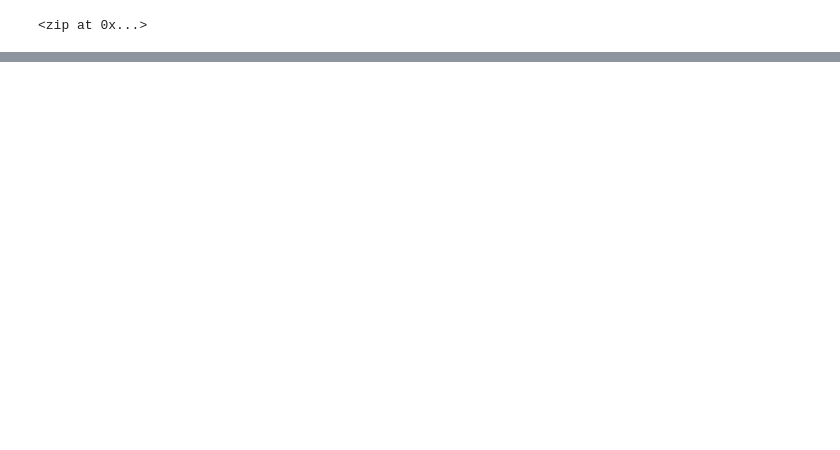
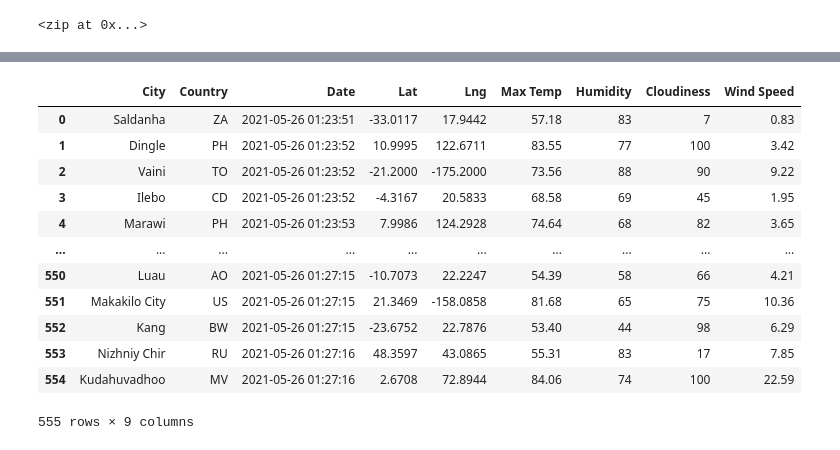
Before and after one commit to Auelocks/World_Weather_Analysis, a Jupyter notebook: WeatherPy.ipynb, the cells around one changed output, grey strips where cells are left out. Saved outputs shown, nothing was run; the diff lists cells and outputs as text; code cells hidden in the pictures; blank space fills up the shorter version.

Commit message:
Generated data for 500 random cities and export to CSV file

```diff
--- a/WeatherPy.ipynb
+++ b/WeatherPy.ipynb
@@ -30,0 +127,4 @@ len(cities)
+# %%
+#Convert city_data to a dataframe
+city_data_df = pd.DataFrame(city_data)
+city_data_df.head(10)
@@ -30,0 +143,19 @@ len(cities)
+# %%
+#Reorder the column
+new_col_order = ["City", "Country", "Date", "Lat", "Lng", "Max Temp", "Humidity", "Cloudiness", "Wind Speed"]
+city_data_df = city_data_df[new_col_order]
+city_data_df
+# %% [output]
+|  | City | Country | Date | Lat | Lng | Max Temp | Humidity | Cloudiness | Wind Speed |
+| 0 | Saldanha | ZA | 2021-05-26 01:23:51 | -33.0117 | 17.9442 | 57.18 | 83 | 7 | 0.83 |
+| 1 | Dingle | PH | 2021-05-26 01:23:52 | 10.9995 | 122.6711 | 83.55 | 77 | 100 | 3.42 |
+| 2 | Vaini | TO | 2021-05-26 01:23:52 | -21.2000 | -175.2000 | 73.56 | 88 | 90 | 9.22 |
+| 3 | Ilebo | CD | 2021-05-26 01:23:52 | -4.3167 | 20.5833 | 68.58 | 69 | 45 | 1.95 |
+| 4 | Marawi | PH | 2021-05-26 01:23:53 | 7.9986 | 124.2928 | 74.64 | 68 | 82 | 3.65 |
+| ... | ... | ... | ... | ... | ... | ... | ... | ... | ... |
+| 550 | Luau | AO | 2021-05-26 01:27:15 | -10.7073 | 22.2247 | 54.39 | 58 | 66 | 4.21 |
+| 551 | Makakilo City | US | 2021-05-26 01:27:15 | 21.3469 | -158.0858 | 81.68 | 65 | 75 | 10.36 |
+| 552 | Kang | BW | 2021-05-26 01:27:15 | -23.6752 | 22.7876 | 53.40 | 44 | 98 | 6.29 |
+| 553 | Nizhniy Chir | RU | 2021-05-26 01:27:16 | 48.3597 | 43.0865 | 55.31 | 83 | 17 | 7.85 |
+| 554 | Kudahuvadhoo | MV | 2021-05-26 01:27:16 | 2.6708 | 72.8944 | 84.06 | 74 | 100 | 22.59 |
+555 rows × 9 columns
```
Also changed, not shown: parts of 6 cells of this notebook, 1 other file.
